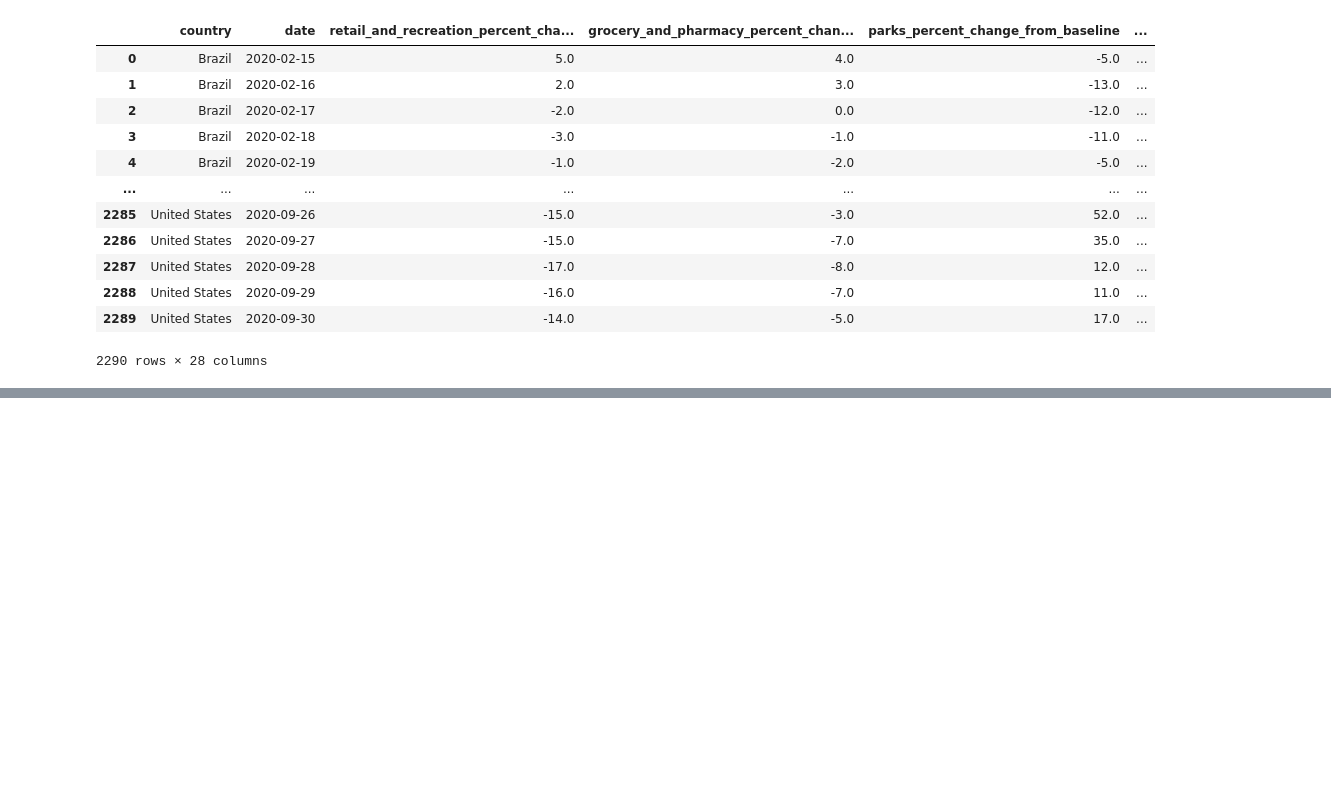
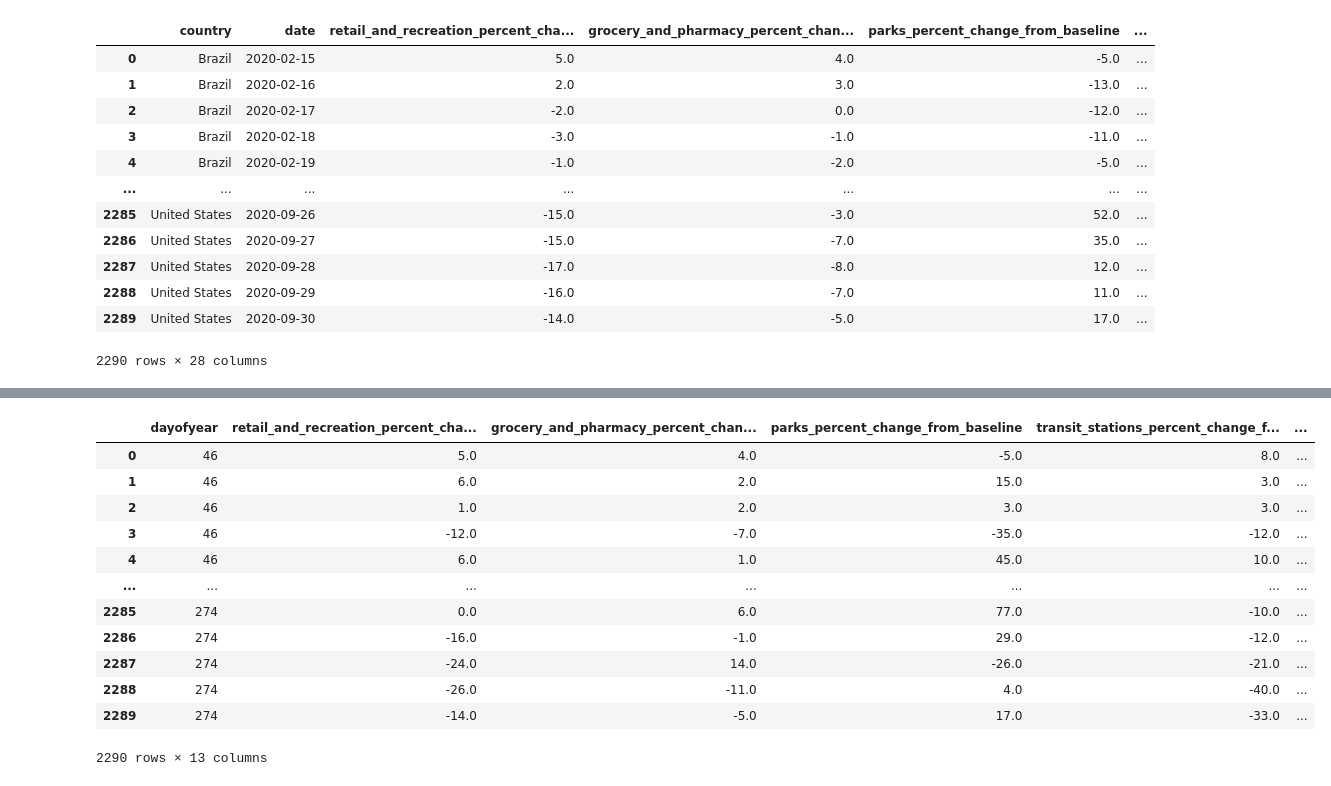
Before and after one commit to gabrieldaos/Eskwelabs-F4SG-C02-Emissions, a Jupyter notebook: C02_Project.ipynb, the cells around one changed output, grey strips where cells are left out. Drawn from its saved outputs; the diff is of its cells as text; code cells hidden in the pictures; blank space fills up the shorter version.

```diff
--- a/C02_Project.ipynb
+++ b/C02_Project.ipynb
@@ -66,0 +73,11 @@ df.to_csv('Cleaned Datasets/merged_c02_movement_attributes.csv', index = False)
+# %%
+df['date'] = pd.to_datetime(df['date'])
+
+def doy(date):
+    new_year_day = pd.Timestamp(year=date.year, month=1, day=1)
+    day_of_the_year = (date - new_year_day).days + 1
+    return day_of_the_year
+# %%
+df['dayofyear'] = [doy(date) for date in df['date']]
+# %%
+df = df.sort_values('dayofyear').reset_index()
@@ -66,0 +104,18 @@ df.to_csv('Cleaned Datasets/merged_c02_movement_attributes.csv', index = False)
+# %%
+ml_df = df.iloc[:, [29,3,4,5,6,7,8,15,19,21,22,28,12]]
+# %%
+ml_df
+# %% [output]
+|  | dayofyear | retail_and_recreation_percent_cha... | grocery_and_pharmacy_percent_chan... | parks_percent_change_from_baseline | transit_stations_percent_change_f... | ... |
+| 0 | 46 | 5.0 | 4.0 | -5.0 | 8.0 | ... |
+| 1 | 46 | 6.0 | 2.0 | 15.0 | 3.0 | ... |
+| 2 | 46 | 1.0 | 2.0 | 3.0 | 3.0 | ... |
+| 3 | 46 | -12.0 | -7.0 | -35.0 | -12.0 | ... |
+| 4 | 46 | 6.0 | 1.0 | 45.0 | 10.0 | ... |
+| ... | ... | ... | ... | ... | ... | ... |
+| 2285 | 274 | 0.0 | 6.0 | 77.0 | -10.0 | ... |
+| 2286 | 274 | -16.0 | -1.0 | 29.0 | -12.0 | ... |
+| 2287 | 274 | -24.0 | 14.0 | -26.0 | -21.0 | ... |
+| 2288 | 274 | -26.0 | -11.0 | 4.0 | -40.0 | ... |
+| 2289 | 274 | -14.0 | -5.0 | 17.0 | -33.0 | ... |
+2290 rows × 13 columns
```
Also changed, not shown: parts of 25 cells of this notebook, 1 other file.
